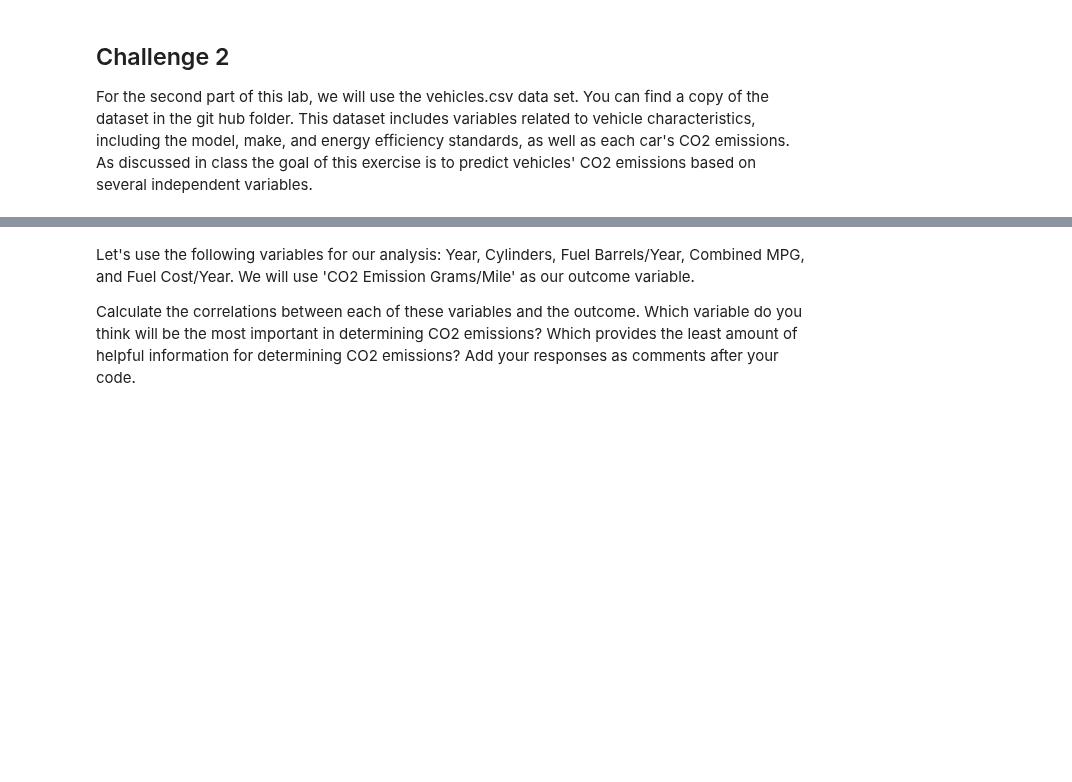
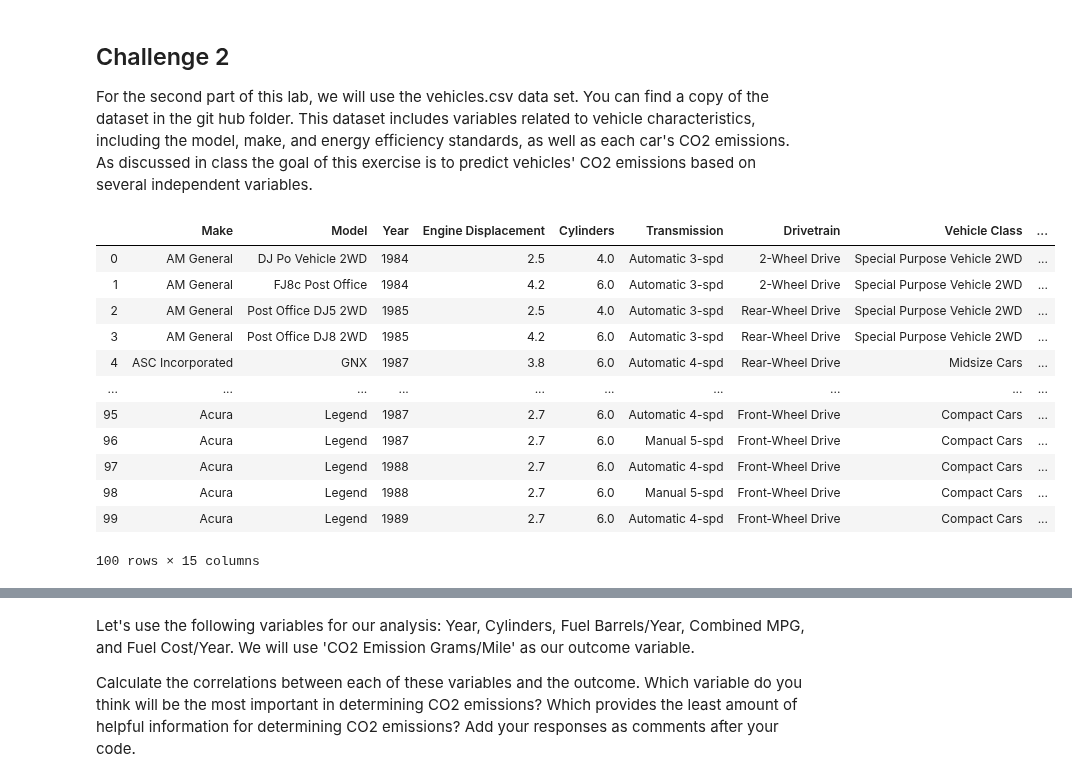
Before and after one commit to haggarw3/daft-miami-1019-labs, a Jupyter notebook: module-2/Regression-Analysis/your-code.ipynb, the cells around one changed output, grey strips where cells are left out. Cells and saved outputs as stored; diff of their text form; code cells hidden in the pictures; blank space fills up the shorter version.

```diff
--- a/module-2/Regression-Analysis/your-code.ipynb
+++ b/module-2/Regression-Analysis/your-code.ipynb
@@ -142,3 +227,21 @@ Interpret the results of your model. What can conclusions can you draw from your
 For the second part of this lab, we will use the vehicles.csv data set. You can find a copy of the dataset in the git hub folder. This dataset includes variables related to vehicle characteristics, including the model, make, and energy efficiency standards, as well as each car's CO2 emissions. As discussed in class the goal of this exercise is to predict vehicles' CO2 emissions based on several independent variables.
 # %%
 # Import any libraries you may need & the data
+
+data = pd.read_csv('/Users/gracemartinez/ironhack/daft-miami-1019-labs/module-2/Regression-Analysis/vehicles.csv')
+# %%
+data.head(100)
+# %% [output]
+|  | Make | Model | Year | Engine Displacement | Cylinders | Transmission | Drivetrain | Vehicle Class | ... |
+| 0 | AM General | DJ Po Vehicle 2WD | 1984 | 2.5 | 4.0 | Automatic 3-spd | 2-Wheel Drive | Special Purpose Vehicle 2WD | ... |
+| 1 | AM General | FJ8c Post Office | 1984 | 4.2 | 6.0 | Automatic 3-spd | 2-Wheel Drive | Special Purpose Vehicle 2WD | ... |
+| 2 | AM General | Post Office DJ5 2WD | 1985 | 2.5 | 4.0 | Automatic 3-spd | Rear-Wheel Drive | Special Purpose Vehicle 2WD | ... |
+| 3 | AM General | Post Office DJ8 2WD | 1985 | 4.2 | 6.0 | Automatic 3-spd | Rear-Wheel Drive | Special Purpose Vehicle 2WD | ... |
+| 4 | ASC Incorporated | GNX | 1987 | 3.8 | 6.0 | Automatic 4-spd | Rear-Wheel Drive | Midsize Cars | ... |
+| ... | ... | ... | ... | ... | ... | ... | ... | ... | ... |
+| 95 | Acura | Legend | 1987 | 2.7 | 6.0 | Automatic 4-spd | Front-Wheel Drive | Compact Cars | ... |
+| 96 | Acura | Legend | 1987 | 2.7 | 6.0 | Manual 5-spd | Front-Wheel Drive | Compact Cars | ... |
+| 97 | Acura | Legend | 1988 | 2.7 | 6.0 | Automatic 4-spd | Front-Wheel Drive | Compact Cars | ... |
+| 98 | Acura | Legend | 1988 | 2.7 | 6.0 | Manual 5-spd | Front-Wheel Drive | Compact Cars | ... |
+| 99 | Acura | Legend | 1989 | 2.7 | 6.0 | Automatic 4-spd | Front-Wheel Drive | Compact Cars | ... |
+100 rows × 15 columns
```
Also changed, not shown: parts of 32 cells of this notebook.
